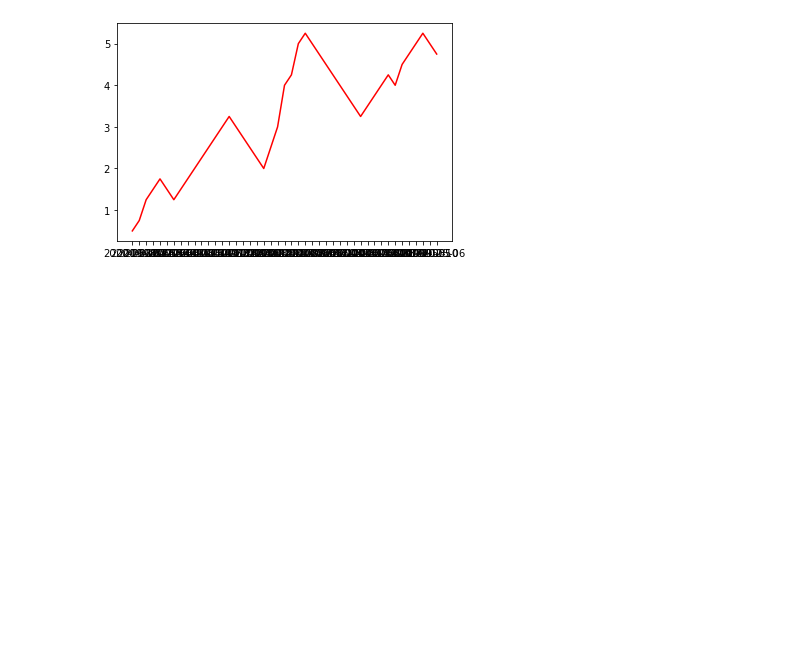
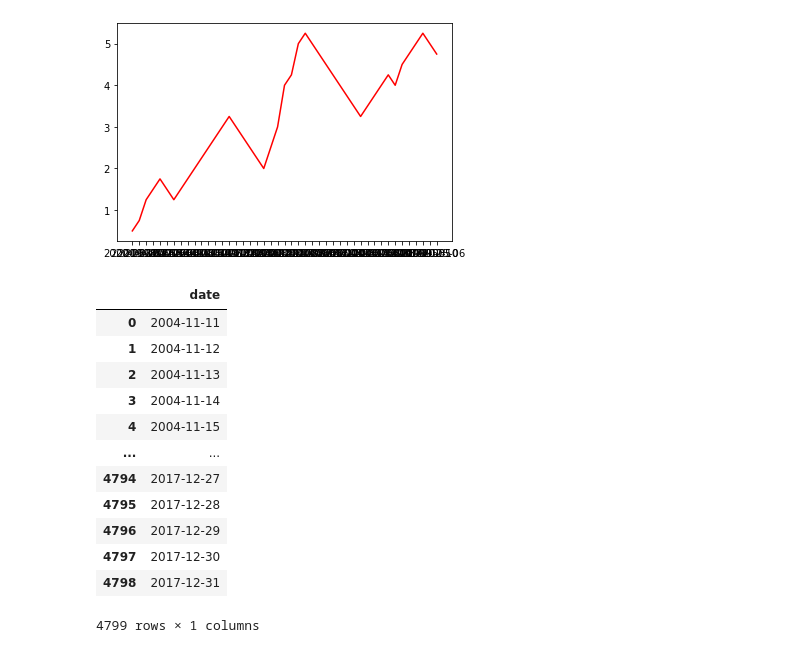
Before and after one commit to HyeonminNam/BOK4, a Jupyter notebook: bok_rate_graph.ipynb, the cells around one changed output. Saved outputs shown, nothing was run; the diff lists cells and outputs as text; code cells hidden in the pictures; blank space fills up the shorter version.

```diff
--- a/bok_rate_graph.ipynb
+++ b/bok_rate_graph.ipynb
@@ -34,3 +34,24 @@ plt.plot(x, y, color="red")
 plt.show()
 # %% [output]
 [figure]
+# %%
+# 기준금리데이터가 2004년 11월 11일, 2005년 10월 11일 데이터가 있어서 2005년 1월 1일부터의 데이터를 만들어주기위해 20041111부터 시작.
+dt_index = pd.date_range(start='20041111', end='20171231')
+dt_list = dt_index.strftime("%Y-%m-%d").tolist()
+
+mk_bok_rate = pd.DataFrame(dt_list ,columns = ['date'])
+mk_bok_rate
+# %% [output]
+|  | date |
+| 0 | 2004-11-11 |
+| 1 | 2004-11-12 |
+| 2 | 2004-11-13 |
+| 3 | 2004-11-14 |
+| 4 | 2004-11-15 |
+| ... | ... |
+| 4794 | 2017-12-27 |
+| 4795 | 2017-12-28 |
+| 4796 | 2017-12-29 |
+| 4797 | 2017-12-30 |
+| 4798 | 2017-12-31 |
+4799 rows × 1 columns
```
Also changed, not shown: parts of 4 cells of this notebook.
